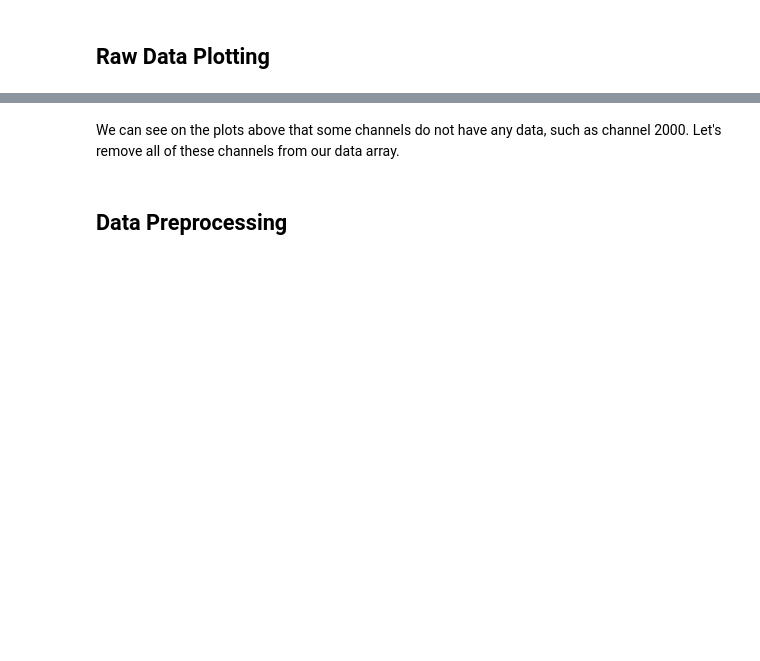
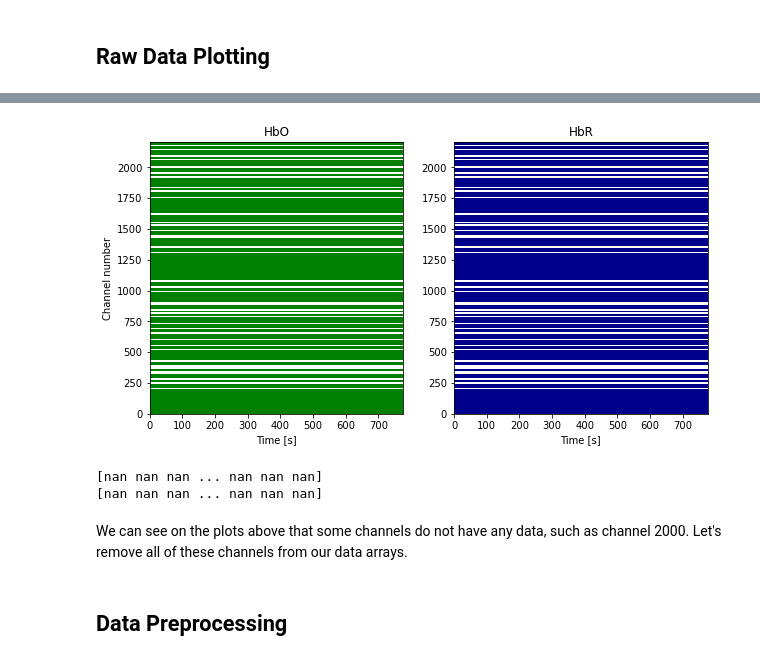
Before and after one commit to 18alia/175-Project, a Jupyter notebook: Project Setup New.ipynb, the cells around one changed output, grey strips where cells are left out. Saved outputs shown, nothing was run; the diff lists cells and outputs as text; code cells hidden in the pictures; blank space fills up the shorter version.

```diff
--- a/Project Setup New.ipynb
+++ b/Project Setup New.ipynb
@@ -78,5 +79,25 @@ array([nan, nan, nan, ..., nan, nan, nan])
+# %%
+# Plotting raw data from patient 2
+_, ax = plt.subplots(ncols=2, figsize=(10, 5))
+ax[0].pcolor(snirf_2.times, np.arange(np.sum(is_hbo_2)), data_2[is_hbo_2, :], shading='nearest', color='green')
+ax[0].set_title('HbO')
+ax[0].set_xlabel('Time [s]')
+ax[0].set_ylabel('Channel number')
+ax[1].pcolor(snirf_2.times, np.arange(np.sum(~is_hbo_2)), data_2[~is_hbo_2, :], shading='nearest', color='darkblue')
+ax[1].set_title('HbR')
+ax[1].set_xlabel('Time [s]')
+plt.show()
+# %% [output]
+[figure, added]
+# %%
+#A channel without data for patient 1 run 1 and patient 1
+print(data[is_hbo, :][2000])
+print(data_2[is_hbo, :][2000])
+# %% [output]
+[nan nan nan ... nan nan nan]
+[nan nan nan ... nan nan nan]
 # %% [markdown]
-We can see on the plots above that some channels do not have any data, such as channel 2000. Let's remove all of these channels from our data array.
+We can see on the plots above that some channels do not have any data, such as channel 2000. Let's remove all of these channels from our data arrays.
 # %% [markdown]
 ## Data Preprocessing
 # %% [markdown]
```
Also changed, not shown: parts of 25 cells of this notebook.
